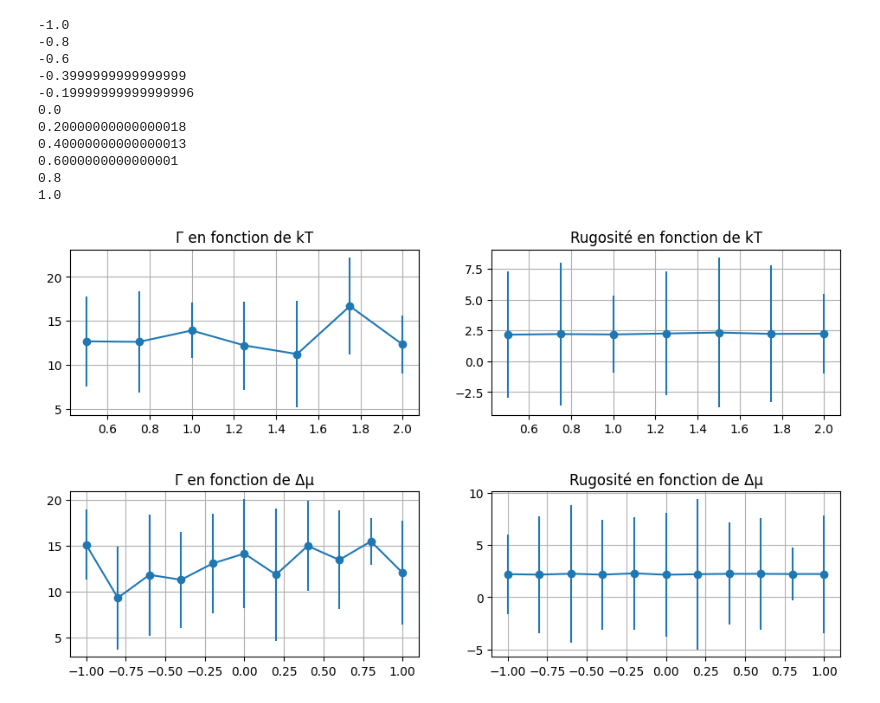
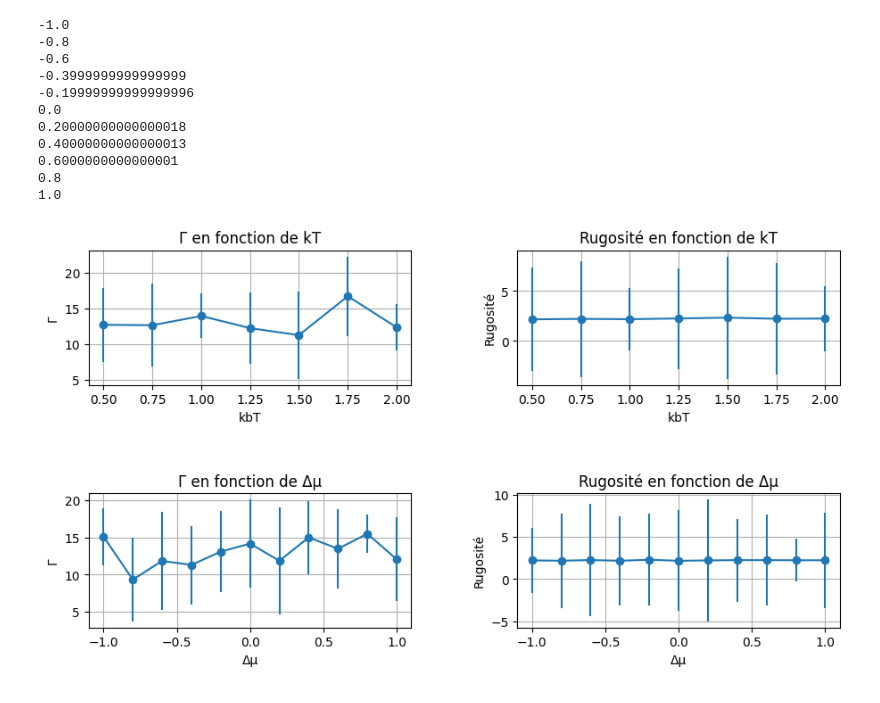
Before and after one commit to gabriel-valsorda/Projet_3_PHS3903, a Jupyter notebook: tests.ipynb, the cells around one changed output. Drawn from its saved outputs; the diff is of its cells as text; code cells hidden in the pictures.

```diff
--- a/tests.ipynb
+++ b/tests.ipynb
@@ -126,25 +126,33 @@ for param_mu in liste_deltamu:
 # %%
 fig,ax=plt.subplots(2,2,figsize=(10,6))
 ax[0][0].errorbar(liste_kT,liste_moy_gamma_kbt,liste_std_gamma_kbt,fmt='o')
 ax[0][0].plot(liste_kT,liste_moy_gamma_kbt,color='#1f77b4')
 ax[0][0].grid()
+ax[0][0].set_xlabel('kbT')
+ax[0][0].set_ylabel('Γ')
 ax[0][0].set_title("Γ en fonction de kT")
 
 ax[0][1].errorbar(liste_kT,liste_moy_rugosite_kbt,liste_std_rugosite_kbt,fmt='o')
 ax[0][1].plot(liste_kT,liste_moy_rugosite_kbt,color='#1f77b4')
 ax[0][1].grid()
+ax[0][1].set_xlabel('kbT')
+ax[0][1].set_ylabel('Rugosité')
 ax[0][1].set_title("Rugosité en fonction de kT")
 
 ax[1][0].errorbar(liste_deltamu,liste_gamma_moy_mu,liste_gamma_std_mu,fmt='o')
 ax[1][0].plot(liste_deltamu,liste_gamma_moy_mu,color='#1f77b4')
 ax[1][0].grid()
+ax[1][0].set_xlabel('Δμ')
+ax[1][0].set_ylabel('Γ')
 ax[1][0].set_title("Γ en fonction de Δμ")
 
 ax[1][1].errorbar(liste_deltamu,liste_rugosite_moy_mu,liste_rugosite_std_mu,fmt='o')
 ax[1][1].plot(liste_deltamu,liste_rugosite_moy_mu,color='#1f77b4')
 ax[1][1].grid()
+ax[1][1].set_xlabel('Δμ')
+ax[1][1].set_ylabel('Rugosité')
 ax[1][1].set_title("Rugosité en fonction de Δμ")
-fig.tight_layout(pad=3.0)
+fig.tight_layout(pad=4.0)
 fig.show()
 # %% [output]
-[figure, old version]
+[figure, new version]
```
